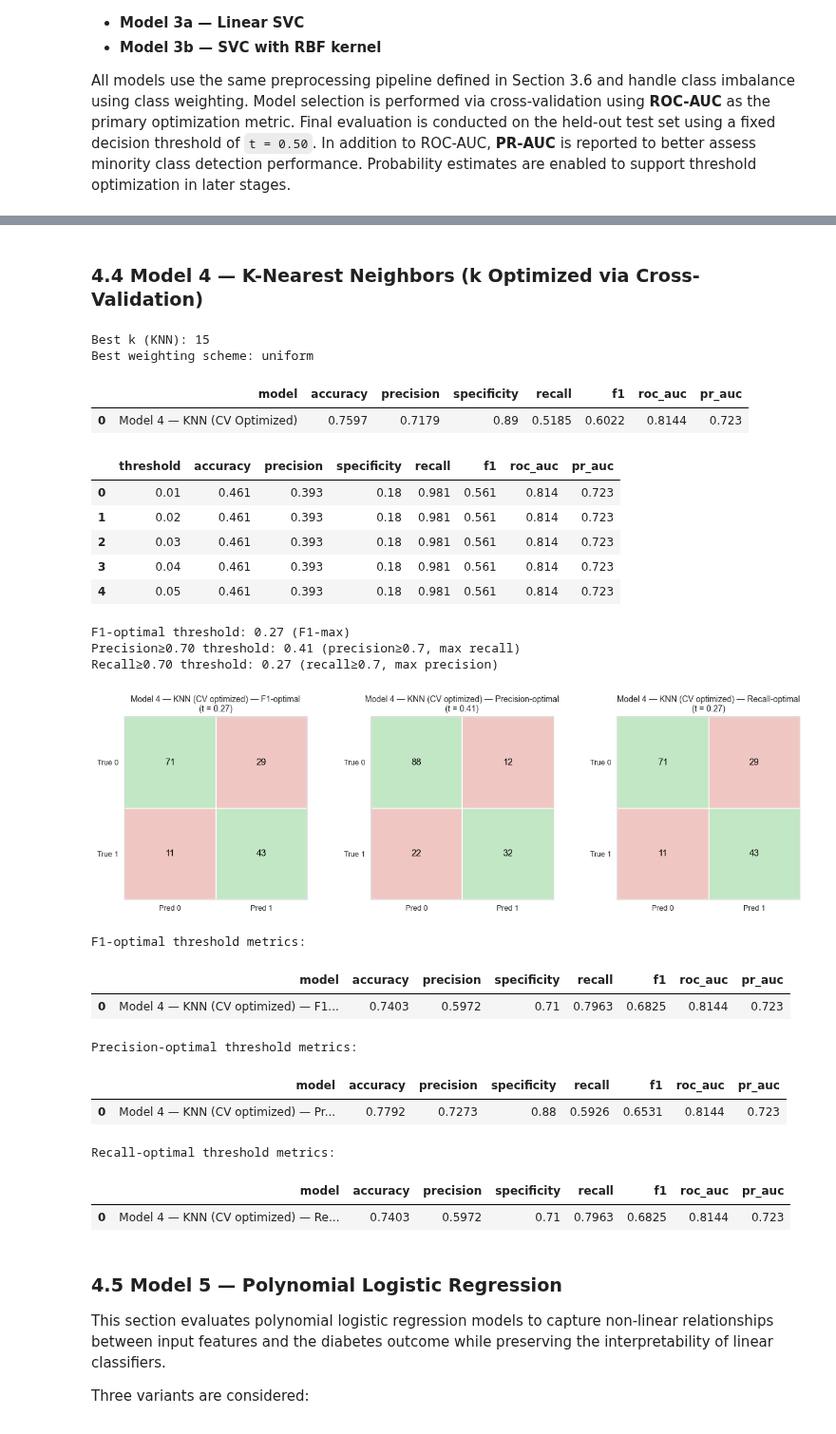
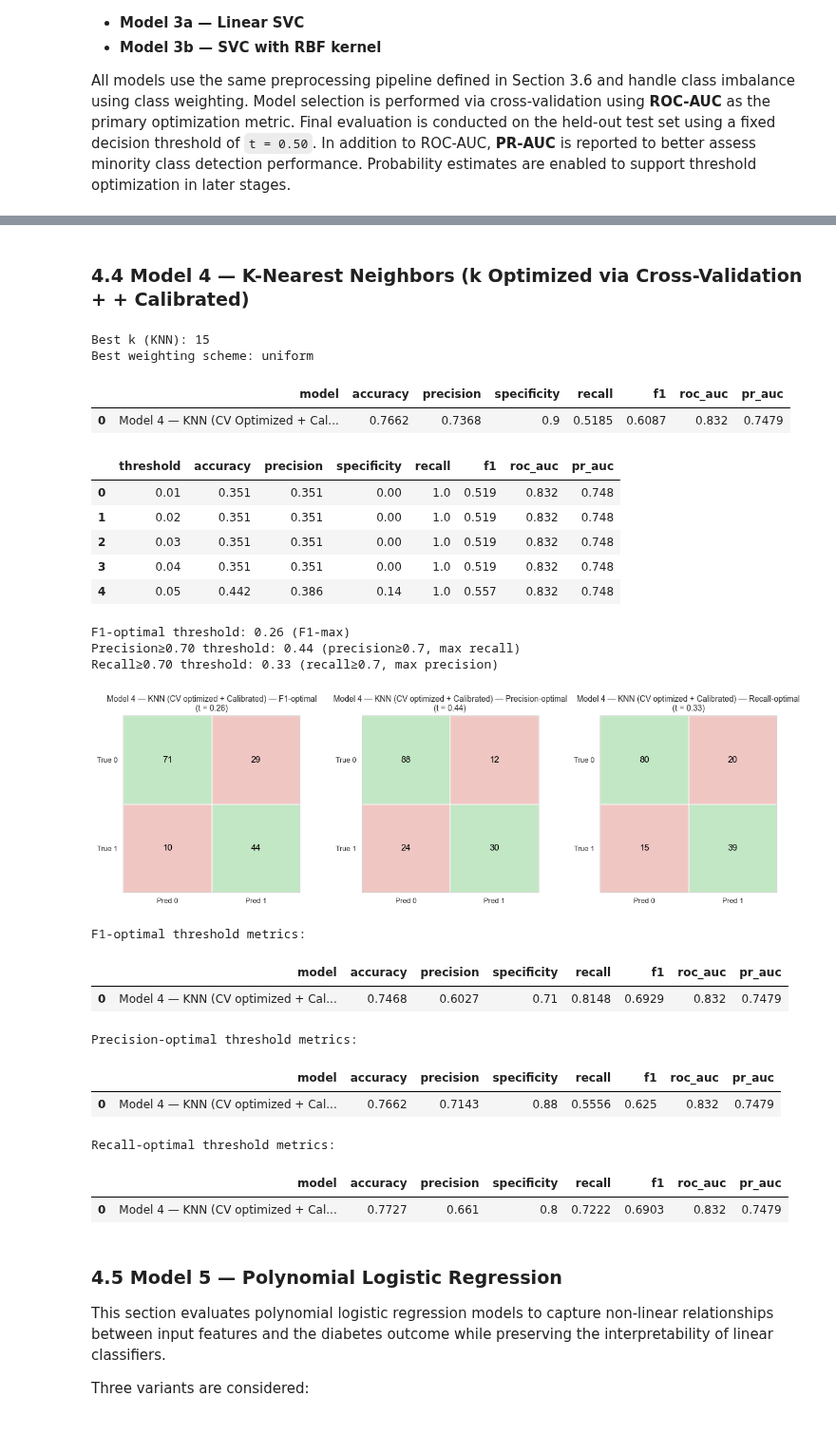
Before and after one commit to NazilaFazeli/ds-diabetes-challenge, a Jupyter notebook: 3_Diabetes_Challenge.ipynb, the cells around one changed output, grey strips where cells are left out. Shown at 95% size. Drawn from its saved outputs; the diff is of its cells as text; code cells hidden in the pictures.

```diff
--- a/3_Diabetes_Challenge.ipynb
+++ b/3_Diabetes_Challenge.ipynb
@@ -2476,9 +2524,11 @@ Best gamma (RBF SVC): 0.01
 # Threshold Optimization — Model 3b
 # ============================================
 
+threshold_model3 = []
+
 # Select model for threshold optimization
 y_proba_best = y_proba_3b
-model_label  = "Model 3b — RBF SVC (CV)"
+model_label  = "Model 3b — RBF SVC (CV + Calibrated)"
 # ----------------------------------
 
 
@@ -2541,7 +2591,7 @@ threshold_results.append({
     "f1": res_f1["f1"]
 })
 
-threshold_summary_rows.append({
+threshold_model3.append({
     "model": model_label,
     "threshold": round(t_f1, 3),
 
@@ -2578,6 +2628,9 @@ plt.show()
 # ---------------------
 # Summary tables
 # ---------------------
+
+df_model3_threshold = pd.DataFrame(threshold_model3)
+
 print("\nF1-optimal threshold metrics:")
 display(pd.DataFrame([res_f1]).round(4))
 
@@ -2609,14 +2662,9 @@ Recall-optimal threshold metrics:
 # %% [markdown]
-### 4.4 Model 4 — K-Nearest Neighbors (k Optimized via Cross-Validation)
+### 4.4 Model 4 — K-Nearest Neighbors (k Optimized via Cross-Validation + + Calibrated)
 # %%
 # ==========================================
-# Model 4 — KNN (k optimized with CV)
+# Model 4 — KNN (k optimized with CV + Calibrated)
 # ==========================================
-
-from sklearn.pipeline import Pipeline
-from sklearn.neighbors import KNeighborsClassifier
-from sklearn.model_selection import GridSearchCV
-import pandas as pd
 
 rows_knn = []
 
@@ -2664,19 +2712,29 @@ best_weight = grid_knn.best_params_["classifier__weights"]
 print("\nBest k (KNN):", best_k)
 print("Best weighting scheme:", best_weight)
 
+# -------- Calibration --------
+
+calibrated_knn = CalibratedClassifierCV(
+    estimator=best_knn_model,
+    method="isotonic",
+    cv=5
+)
+
+calibrated_knn.fit(X_train, y_train)
+
 # ==================================
 # Evaluation on test set
 # ==================================
 
-y_pred_4  = best_knn_model.predict(X_test)
-y_proba_4 = best_knn_model.predict_proba(X_test)[:, 1]
+y_pred_4  = calibrated_knn.predict(X_test)
+y_proba_4 = calibrated_knn.predict_proba(X_test)[:,1]
 
 rows_knn.append(
     metric_report(
         y_test,
         y_pred_4,
         y_proba_4,
-        label="Model 4 — KNN (CV Optimized)"
+        label="Model 4 — KNN (CV Optimized + Calibrated)"
     )
 )
 
@@ -2690,15 +2748,17 @@ display(df_model4_compare.round(4))
 Best k (KNN): 15
 Best weighting scheme: uniform
 |  | model | accuracy | precision | specificity | recall | f1 | roc_auc | pr_auc |
-| 0 | Model 4 — KNN (CV Optimized) | 0.7597 | 0.7179 | 0.89 | 0.5185 | 0.6022 | 0.8144 | 0.723 |
+| 0 | Model 4 — KNN (CV Optimized + Cal... | 0.7662 | 0.7368 | 0.9 | 0.5185 | 0.6087 | 0.832 | 0.7479 |
 # %%
 # ============================================
-# Threshold Optimization — Model 4 — KNN (CV optimized)
+# Threshold Optimization — Model 4 — KNN (CV optimized + Calibrated)
 # ============================================
+
+threshold_model4 = []
 
 # Select model for threshold optimization
 y_proba_best = y_proba_4
-model_label  = "Model 4 — KNN (CV optimized)"
+model_label  = "Model 4 — KNN (CV optimized + Calibrated)"
 # ----------------------------------
 
 
@@ -2761,7 +2821,7 @@ threshold_results.append({
     "f1": res_f1["f1"]
 })
 
-threshold_summary_rows.append({
+threshold_model4.append({
     "model": model_label,
     "threshold": round(t_f1, 3),
 
@@ -2781,51 +2841,53 @@ res_prec = show_at_threshold(
 
 res_rec = show_at_threshold(
     y_test, y_proba_best, t_rec,
     f"{model_label} — Recall-optimal",
     ax=axes[2]
 )
 
 #plt.tight_layout()
 
 plt.subplots_adjust(
     left=0.06,
     right=1,
     wspace=0.35
 )
 plt.show()
 
 
 # ---------------------
 # Summary tables
 # ---------------------
+df_model4_threshold = pd.DataFrame(threshold_model4)
+
 print("\nF1-optimal threshold metrics:")
 display(pd.DataFrame([res_f1]).round(4))
 
 print("\nPrecision-optimal threshold metrics:")
 display(pd.DataFrame([res_prec]).round(4))
 
 print("\nRecall-optimal threshold metrics:")
 display(pd.DataFrame([res_rec]).round(4))
 # %% [output]
 |  | threshold | accuracy | precision | specificity | recall | f1 | roc_auc | pr_auc |
-| 0 | 0.01 | 0.461 | 0.393 | 0.18 | 0.981 | 0.561 | 0.814 | 0.723 |
-| 1 | 0.02 | 0.461 | 0.393 | 0.18 | 0.981 | 0.561 | 0.814 | 0.723 |
-| 2 | 0.03 | 0.461 | 0.393 | 0.18 | 0.981 | 0.561 | 0.814 | 0.723 |
-| 3 | 0.04 | 0.461 | 0.393 | 0.18 | 0.981 | 0.561 | 0.814 | 0.723 |
-| 4 | 0.05 | 0.461 | 0.393 | 0.18 | 0.981 | 0.561 | 0.814 | 0.723 |
+| 0 | 0.01 | 0.351 | 0.351 | 0.00 | 1.0 | 0.519 | 0.832 | 0.748 |
+| 1 | 0.02 | 0.351 | 0.351 | 0.00 | 1.0 | 0.519 | 0.832 | 0.748 |
+| 2 | 0.03 | 0.351 | 0.351 | 0.00 | 1.0 | 0.519 | 0.832 | 0.748 |
+| 3 | 0.04 | 0.351 | 0.351 | 0.00 | 1.0 | 0.519 | 0.832 | 0.748 |
+| 4 | 0.05 | 0.442 | 0.386 | 0.14 | 1.0 | 0.557 | 0.832 | 0.748 |
-F1-optimal threshold: 0.27 (F1-max)
-Precision≥0.70 threshold: 0.41 (precision≥0.7, max recall)
-Recall≥0.70 threshold: 0.27 (recall≥0.7, max precision)
+F1-optimal threshold: 0.26 (F1-max)
+Precision≥0.70 threshold: 0.44 (precision≥0.7, max recall)
+Recall≥0.70 threshold: 0.33 (recall≥0.7, max precision)
-[figure, old version]
+[figure, new version]
 F1-optimal threshold metrics:
 |  | model | accuracy | precision | specificity | recall | f1 | roc_auc | pr_auc |
-| 0 | Model 4 — KNN (CV optimized) — F1... | 0.7403 | 0.5972 | 0.71 | 0.7963 | 0.6825 | 0.8144 | 0.723 |
+| 0 | Model 4 — KNN (CV optimized + Cal... | 0.7468 | 0.6027 | 0.71 | 0.8148 | 0.6929 | 0.832 | 0.7479 |
 Precision-optimal threshold metrics:
 |  | model | accuracy | precision | specificity | recall | f1 | roc_auc | pr_auc |
-| 0 | Model 4 — KNN (CV optimized) — Pr... | 0.7792 | 0.7273 | 0.88 | 0.5926 | 0.6531 | 0.8144 | 0.723 |
+| 0 | Model 4 — KNN (CV optimized + Cal... | 0.7662 | 0.7143 | 0.88 | 0.5556 | 0.625 | 0.832 | 0.7479 |
 Recall-optimal threshold metrics:
 |  | model | accuracy | precision | specificity | recall | f1 | roc_auc | pr_auc |
-| 0 | Model 4 — KNN (CV optimized) — Re... | 0.7403 | 0.5972 | 0.71 | 0.7963 | 0.6825 | 0.8144 | 0.723 |
+| 0 | Model 4 — KNN (CV optimized + Cal... | 0.7727 | 0.661 | 0.8 | 0.7222 | 0.6903 | 0.832 | 0.7479 |
 # %% [markdown]
 ### 4.5 Model 5 — Polynomial Logistic Regression
 
```
Also changed, not shown: parts of 20 cells of this notebook.
